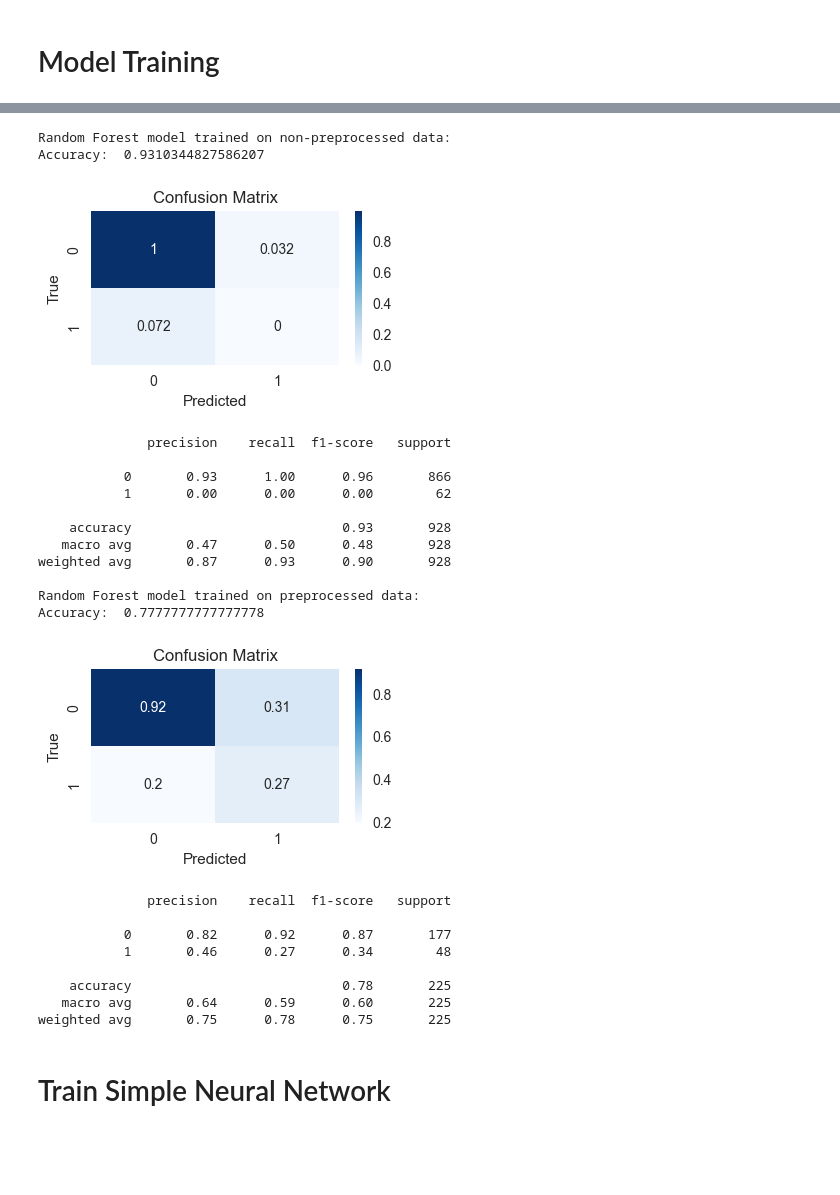
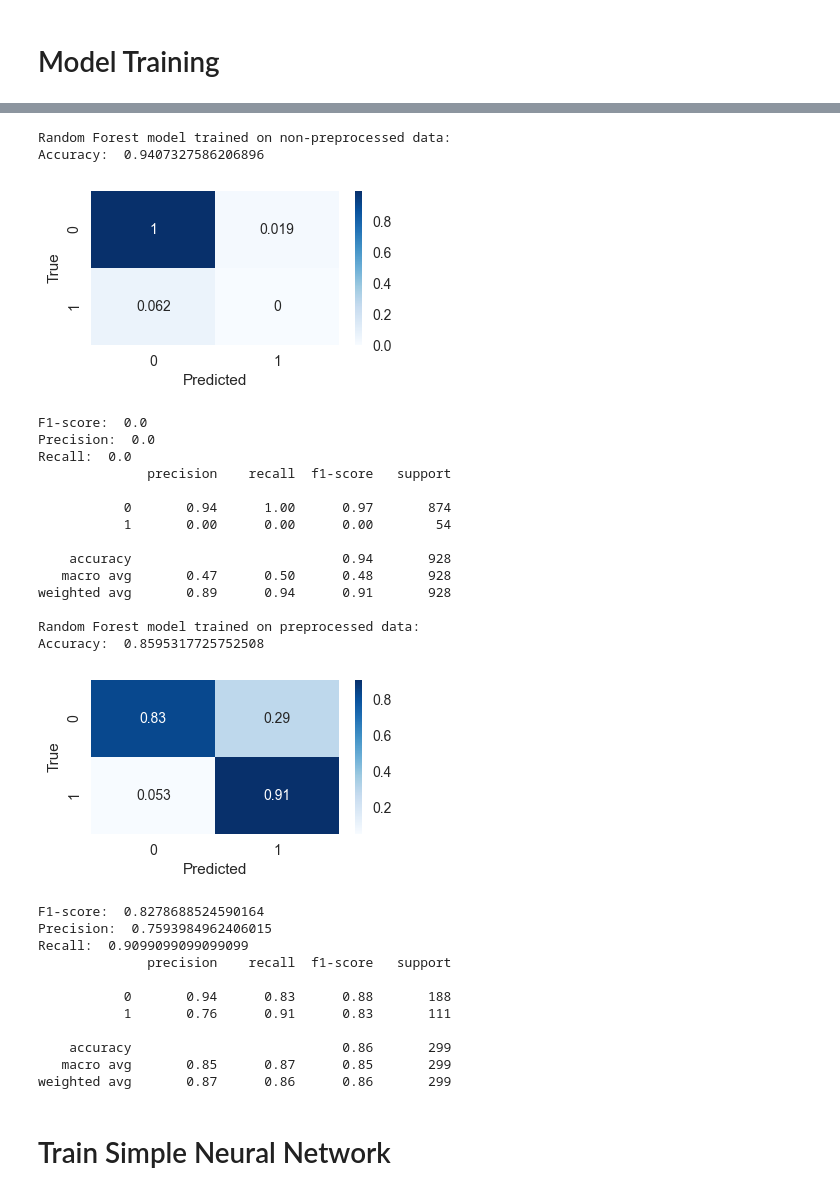
Before and after one commit to maxADeVisser/IDSS_PW3, a Jupyter notebook: data_preprocessing.ipynb, the cells around one changed output, grey strips where cells are left out. Cells and saved outputs as stored; diff of their text form; code cells hidden in the pictures; blank space fills up the shorter version.

```diff
--- a/data_preprocessing.ipynb
+++ b/data_preprocessing.ipynb
@@ -128,8 +147,8 @@ df_processed_baseline['bmi'].fillna(df_processed_baseline['bmi'].median(), inpla
 # randomly remove 80% of the non-stroke instances
 df_processed = df_processed_baseline.drop(df_processed_baseline.query("stroke == 0").sample(frac=.8).index)
 
-# Remove singe BMI outlier with BMI of 97,5
-df_processed = df_processed[df_processed.bmi < 60]
+# Remove extreme values for BMI
+df_processed = df_processed[df_processed.bmi < 70]
 
 # imputing missing values for BMI using KNN technique
 imputer = KNNImputer(n_neighbors=5)
@@ -142,8 +161,8 @@ def encode_numericals(df: pd.DataFrame) -> pd.DataFrame:
     df_return['ever_married'] = df_return['ever_married'].replace({'Yes': 1, 'No': 0})
     df_return['work_type'] = df_return['work_type'].replace({'Private': 0, 'Self-employed': 1, 'Govt_job': 2, 'children': 3, 'Never_worked': 4})
     df_return['Residence_type'] = df_return['Residence_type'].replace({'Urban': 1, 'Rural': 0})
-    df_return['smoking_status'] = df_return['smoking_status'].replace({'formerly smoked': 0, 'never smoked': 1, 'smokes': 2, 'Unknown': 3})
-    df_return['gender'] = df_return['gender'].replace({"Female": 0, "Male": 1, "Other": 2})
+    df_return['smoking_status'] = df_return['smoking_status'].replace({'never smoked': 0, 'formerly smoked': 1, 'smokes': 2, 'Unknown': 3})
+    df_return['gender'] = df_return['gender'].replace({"Female": 0, "Male": 1})
     return df_return
 
 # Encode baseline and processed datasets:
@@ -203,10 +222,16 @@ Text(0.5, 1.0, 'Pearson correlation')
 # Model Training
 # %%
 # feature stanardisation for numerical features
+scaler = StandardScaler()
 df_processed[['age','avg_glucose_level', 'bmi']] = scaler.fit_transform(df_processed[['age', 'avg_glucose_level', 'bmi']])
 
 # one hot encoding
 categorical_variables = ['work_type', 'smoking_status']
 df_processed = pd.get_dummies(df_processed, columns=categorical_variables, drop_first=True) # drop_first to avoid dummy variable trap.
+
+# do not do drop first on gender since it is binary
+# we do not want the model to discrimate towards genders
+df_processed = pd.get_dummies(df_processed, columns=['gender'], drop_first=False)
+
 df_processed.head()
 # %% [output]
@@ -219,64 +244,79 @@ df_processed.head()
 # %%
-def train_rf_model(dataset, split_ratio: float = 0.2):
-    X = dataset.drop(columns=['stroke'])
-    y = dataset['stroke']
+def train_rf_model(dataset, plot_name, split_ratio: float = 0.2):
+    X = dataset.drop(columns=["stroke"])
+    y = dataset["stroke"]
     # split the data into train and test sets
     X_train, X_test, y_train, y_test = train_test_split(X, y, test_size=split_ratio)
 
     # fit a random forest classifier
-    clf = RandomForestClassifier()
+    clf = RandomForestClassifier(
+        n_estimators=100
+    )
     clf.fit(X_train, y_train)
 
     # make predictions
     y_pred = clf.predict(X_test)
 
     # evaluate the model
 
     print("Accuracy: ", accuracy_score(y_test, y_pred))
 
     # confusion matrix
     plt.figure(figsize=(4, 2))
     cf_matrix = confusion_matrix(y_test, y_pred)
     cf_matrix = cf_matrix / cf_matrix.astype(float).sum(axis=1)
     sns.heatmap(cf_matrix, annot=True, cmap="Blues")
     plt.xlabel("Predicted")
     plt.ylabel("True")
-    plt.title("Confusion Matrix")
+    if plot_name:
+        plt.savefig("plots/" + plot_name + ".png", dpi=300)
     plt.show()
 
+    print("F1-score: ", f1_score(y_test, y_pred))
+    print("Precision: " ,precision_score(y_test, y_pred))
+    print("Recall: ", recall_score(y_test, y_pred))
+
     print(classification_report(y_test, y_pred))
+    return clf
+
 
 # model train on non-preprocessed data (highly imbalanced data)
 print("Random Forest model trained on non-preprocessed data:")
-train_rf_model(df_processed_baseline)
+clf_baseline = train_rf_model(df_processed_baseline, plot_name="baseline_confusion_matrix")
 
 # model trained on preprocessed data
 print("Random Forest model trained on preprocessed data:")
-train_rf_model(df_processed)
+clf = train_rf_model(df_processed, plot_name="preprocessed_confusion_matrix")
 # %% [output]
 Random Forest model trained on non-preprocessed data:
-Accuracy:  0.9310344827586207
+Accuracy:  0.9407327586206896
-[figure, old version]
+[figure, new version]
+F1-score:  0.0
+Precision:  0.0
+Recall:  0.0
               precision    recall  f1-score   support
 
-           0       0.93      1.00      0.96       866
-           1       0.00      0.00      0.00        62
+           0       0.94      1.00      0.97       874
+           1       0.00      0.00      0.00        54
 
-    accuracy                           0.93       928
+    accuracy                           0.94       928
    macro avg       0.47      0.50      0.48       928
-weighted avg       0.87      0.93      0.90       928
+weighted avg       0.89      0.94      0.91       928
 
 Random Forest model trained on preprocessed data:
-Accuracy:  0.7777777777777778
+Accuracy:  0.8595317725752508
-[figure, old version]
+[figure, new version]
+F1-score:  0.8278688524590164
+Precision:  0.7593984962406015
+Recall:  0.9099099099099099
               precision    recall  f1-score   support
 
-           0       0.82      0.92      0.87       177
-           1       0.46      0.27      0.34        48
+           0       0.94      0.83      0.88       188
+           1       0.76      0.91      0.83       111
 
-    accuracy                           0.78       225
-   macro avg       0.64      0.59      0.60       225
-weighted avg       0.75      0.78      0.75       225
+    accuracy                           0.86       299
+   macro avg       0.85      0.87      0.85       299
+weighted avg       0.87      0.86      0.86       299
 # %% [markdown]
 # Train Simple Neural Network
 # %%
```
Also changed, not shown: parts of 15 cells of this notebook.
